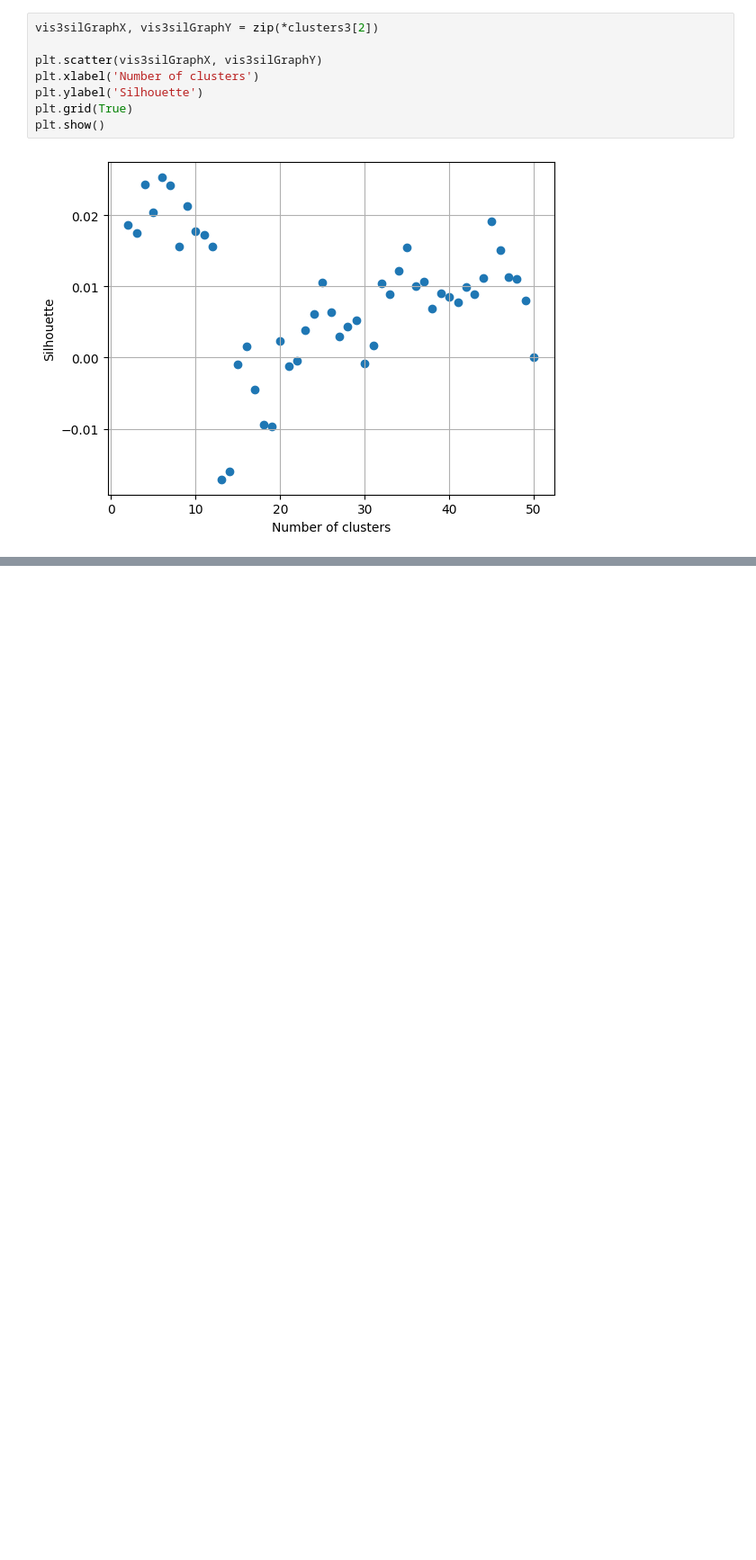
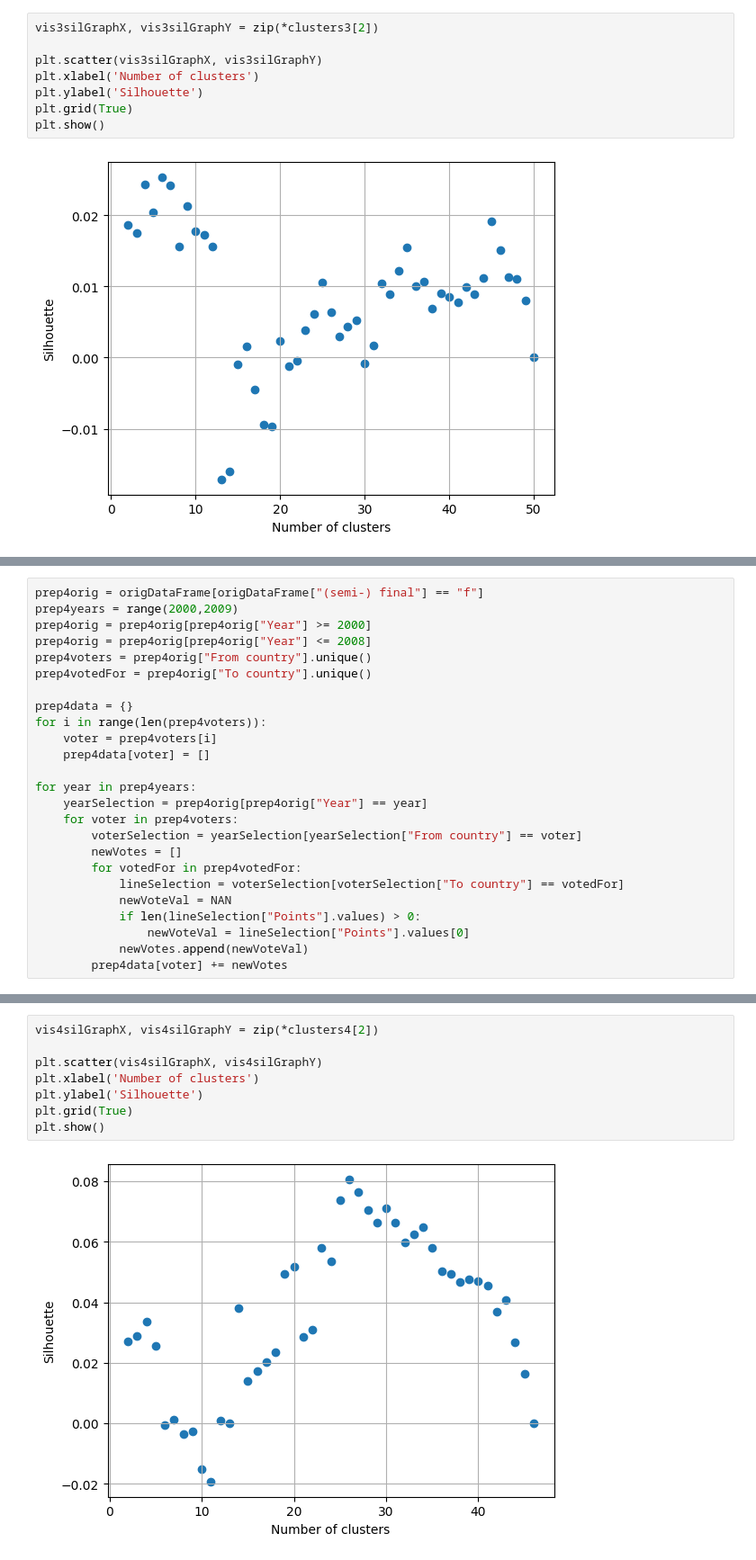
Before and after one commit to brziga/uozp-hw1, a Jupyter notebook: hw1.ipynb, the cells around one changed output, grey strips where cells are left out. Shown: that part at 90% size. Cells and saved outputs as stored; diff of their text form; blank space fills up the shorter version.

```diff
--- a/hw1.ipynb
+++ b/hw1.ipynb
@@ -390,0 +395,25 @@ plt.show()
+# %%
+prep4orig = origDataFrame[origDataFrame["(semi-) final"] == "f"]
+prep4years = range(2000,2009)
+prep4orig = prep4orig[prep4orig["Year"] >= 2000]
+prep4orig = prep4orig[prep4orig["Year"] <= 2008]
+prep4voters = prep4orig["From country"].unique()
+prep4votedFor = prep4orig["To country"].unique()
+
+prep4data = {}
+for i in range(len(prep4voters)):
+    voter = prep4voters[i]
+    prep4data[voter] = []
+
+for year in prep4years:
+    yearSelection = prep4orig[prep4orig["Year"] == year]
+    for voter in prep4voters:
+        voterSelection = yearSelection[yearSelection["From country"] == voter]
+        newVotes = []
+        for votedFor in prep4votedFor:
+            lineSelection = voterSelection[voterSelection["To country"] == votedFor]
+            newVoteVal = NAN
+            if len(lineSelection["Points"].values) > 0:
+                newVoteVal = lineSelection["Points"].values[0]
+            newVotes.append(newVoteVal)
+        prep4data[voter] += newVotes
@@ -390,0 +449,10 @@ plt.show()
+# %%
+vis4silGraphX, vis4silGraphY = zip(*clusters4[2])
+
+plt.scatter(vis4silGraphX, vis4silGraphY)
+plt.xlabel('Number of clusters')
+plt.ylabel('Silhouette')
+plt.grid(True)
+plt.show()
+# %% [output]
+[figure, added]
```
Also changed, not shown: parts of 8 cells of this notebook.
